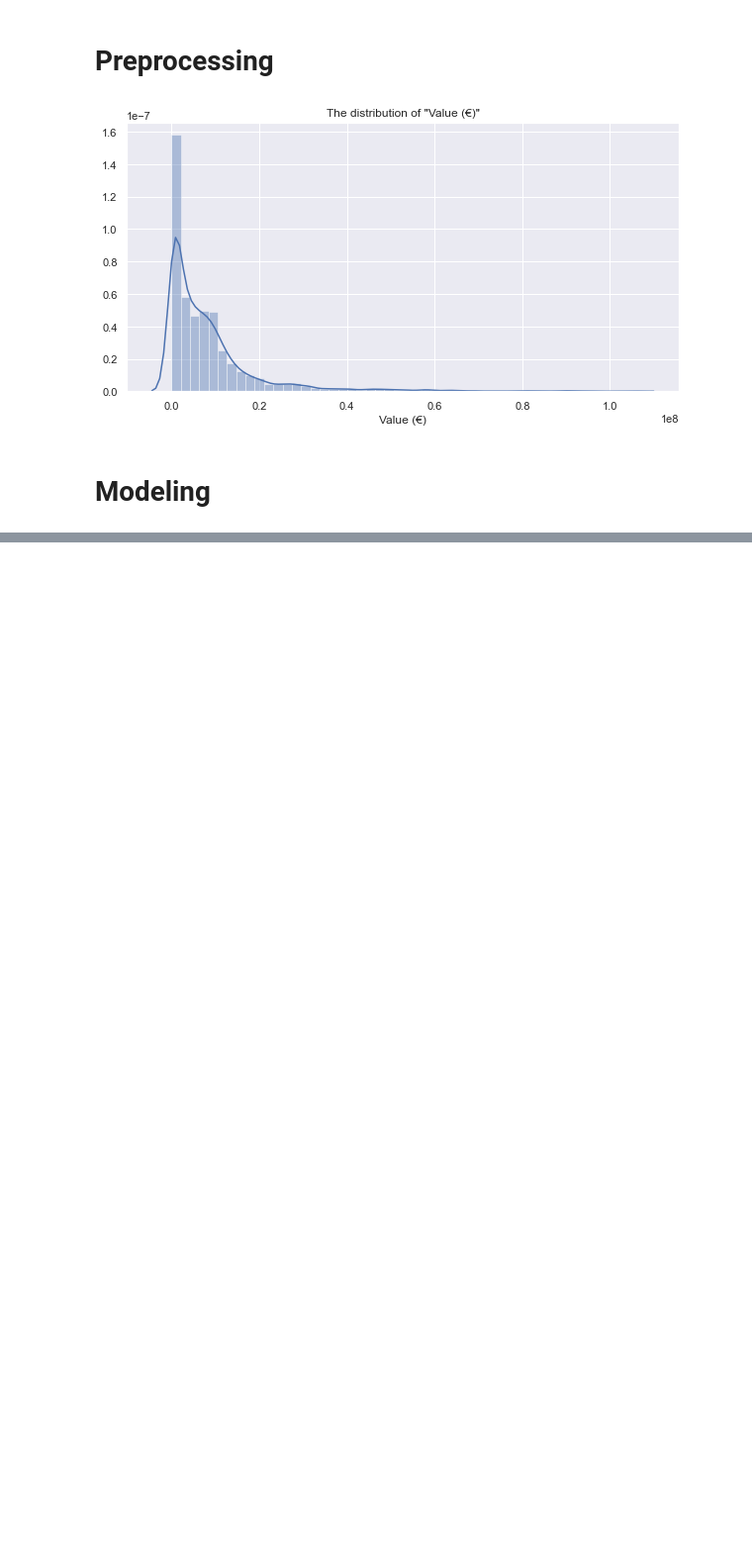
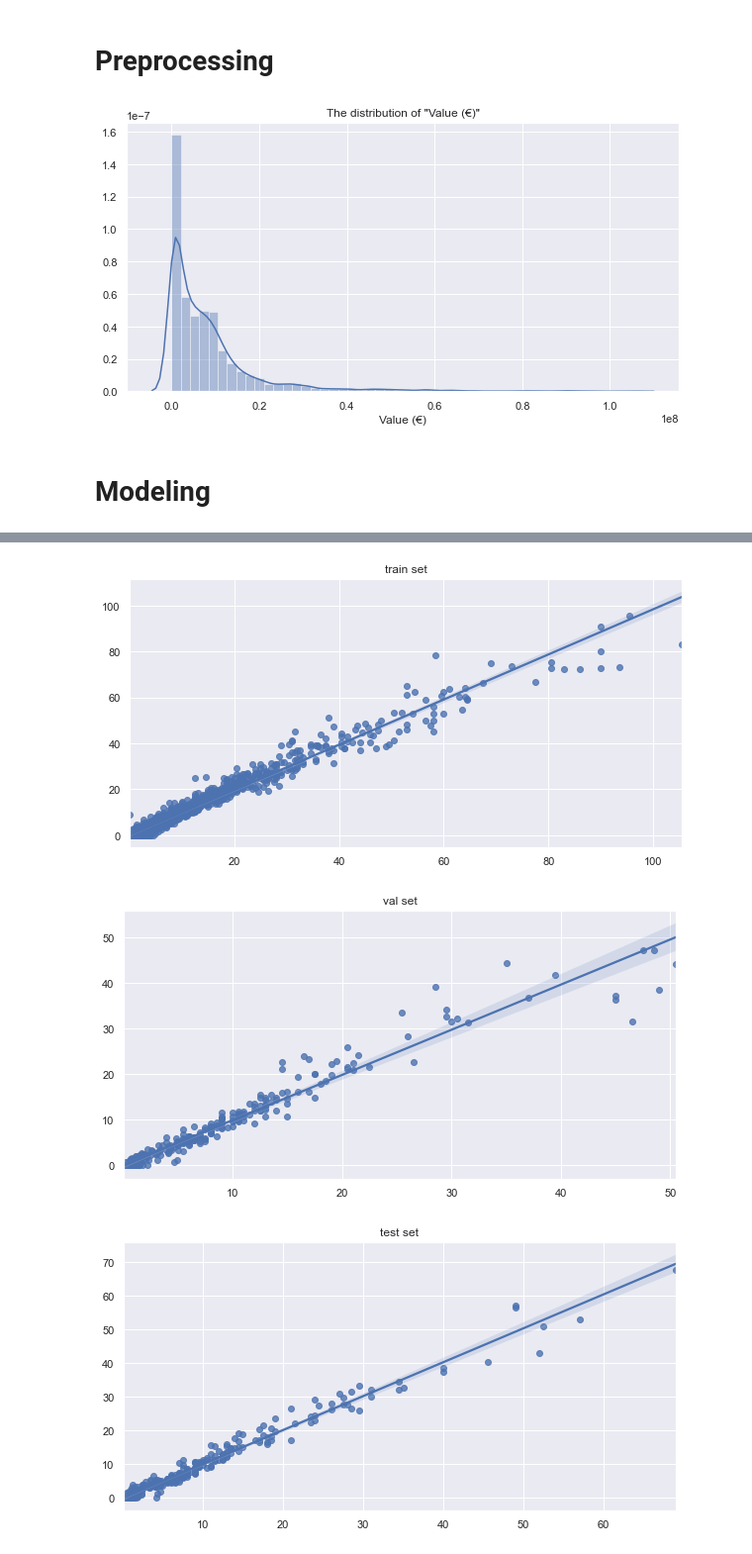
Before and after one commit to ashimovtemirlan/master_thesis, a Jupyter notebook: Experiments/simple_nn.ipynb, the cells around one changed output, grey strips where cells are left out. Shown: that part at 99% size. Saved outputs shown, nothing was run; the diff lists cells and outputs as text; code cells hidden in the pictures; blank space fills up the shorter version.

```diff
--- a/Experiments/simple_nn.ipynb
+++ b/Experiments/simple_nn.ipynb
@@ -127,3 +145,22 @@ rsquare for test set: 0.9756760511555468
+# %%
+plt.figure(figsize = (10, 5))
+sns.regplot(x = tensor_y_train, y = model.predict(tensor_x_train))
+plt.title('train set')
+plt.show()
+
+plt.figure(figsize = (10, 5))
+sns.regplot(x = tensor_y_val, y = model.predict(tensor_x_val))
+plt.title('val set')
+plt.show()
+
+plt.figure(figsize = (10, 5))
+sns.regplot(x = tensor_y_test, y = model.predict(tensor_x_test))
+plt.title('test set')
+plt.show()
+# %% [output]
+[figure, added]
+[figure, added]
+[figure, added]
 # %%
 plt.figure(figsize = (10, 5))
 sns.distplot(model.predict(tensor_x_train), label = 'predict')
```
Also changed, not shown: parts of 8 cells of this notebook.
